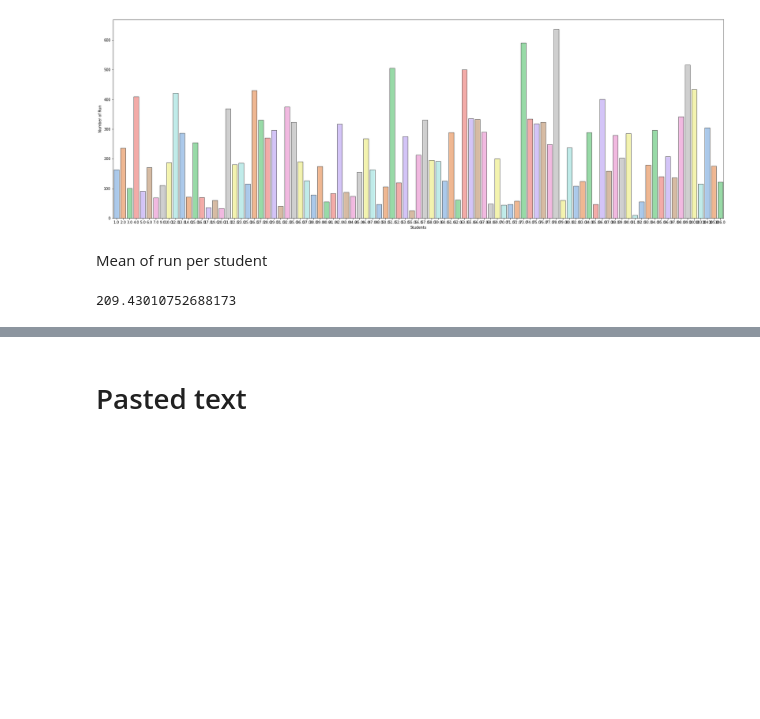
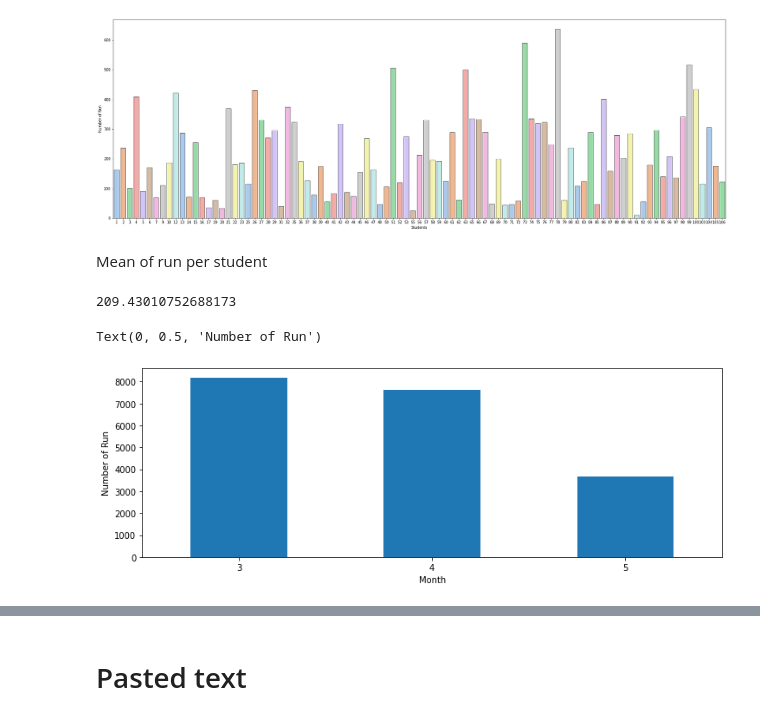
Before and after one commit to alefreda/thonny-log-analysis, a Jupyter notebook: Thonny_log_analysis.ipynb, the cells around one changed output, grey strips where cells are left out. Cells and saved outputs as stored; diff of their text form; code cells hidden in the pictures; blank space fills up the shorter version.

```diff
--- a/Thonny_log_analysis.ipynb
+++ b/Thonny_log_analysis.ipynb
@@ -289,3 +320,11 @@ Mean of run per student
 df_run.groupby(['student_ID'])['command_text'].count().mean()
 # %% [output]
 209.43010752688173
+# %%
+fig, axs = plt.subplots(figsize=(12, 4))
+df_run.groupby(df_run["time"].dt.month)['command_text'].count().plot(kind='bar', rot=0, ax=axs)
+plt.xlabel("Month")
+plt.ylabel("Number of Run")
+# %% [output]
+Text(0, 0.5, 'Number of Run')
+[figure, added]
```
Also changed, not shown: parts of 18 cells of this notebook, 1 other file.
